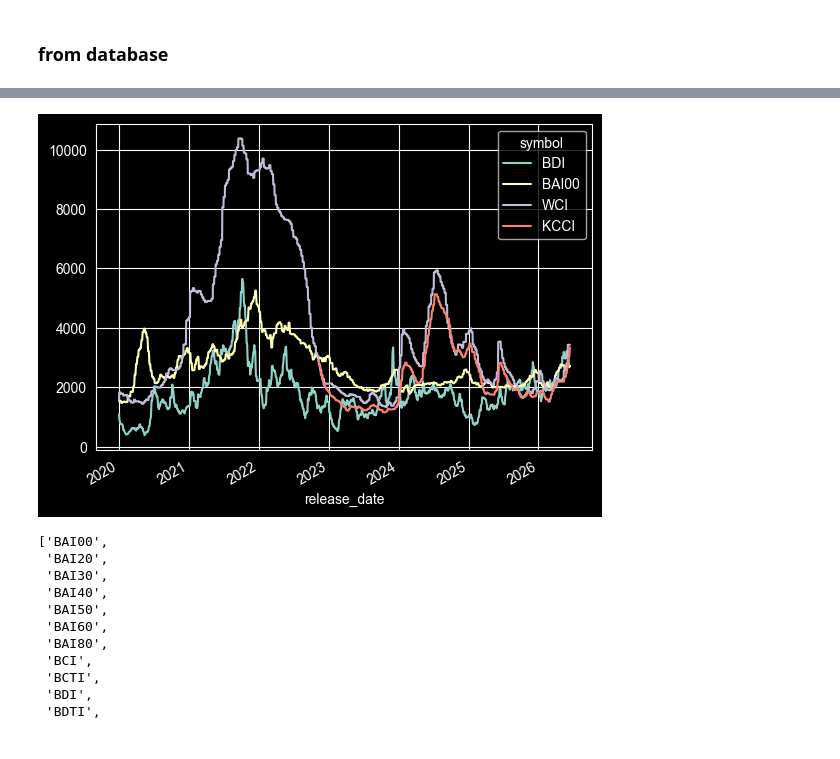
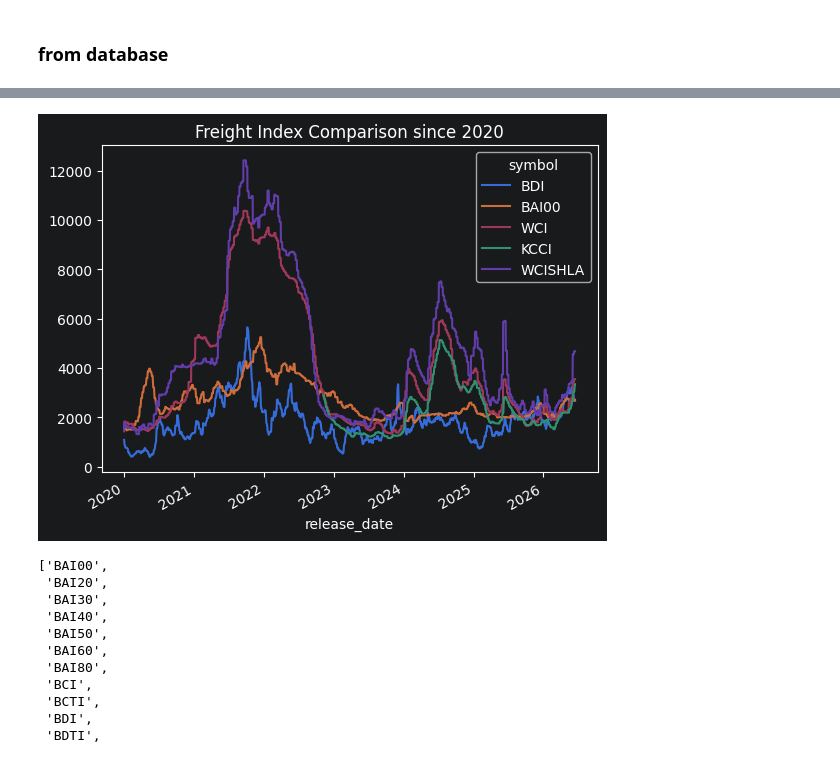
Before and after one commit to Tommylee1013/FinancialData, a Jupyter notebook: Notes/data_valid.ipynb, the cells around one changed output, grey strips where cells are left out. Drawn from its saved outputs; the diff is of its cells as text; code cells hidden in the pictures.

```diff
--- a/Notes/data_valid.ipynb
+++ b/Notes/data_valid.ipynb
@@ -218,10 +224,11 @@ freights = FreightService(db_path='../database/alternative_data.duckdb')
 # %%
 import matplotlib.pyplot as plt
 
-freights.get_series(symbols = ['BDI','BAI00','WCI','KCCI'], index_set = 'release_date').ffill().loc['2020':].plot()
+freights.get_series(symbols = ['BDI','BAI00','WCI','KCCI','WCISHLA'], index_set = 'release_date').ffill().loc['2020':].plot()
+plt.title('Freight Index Comparison since 2020')
 plt.show()
 # %% [output]
-[figure, old version]
+[figure, new version]
 # %%
 freights.available_symbols()
 # %% [output]
```
Also changed, not shown: parts of 16 cells of this notebook, 55 other files.
